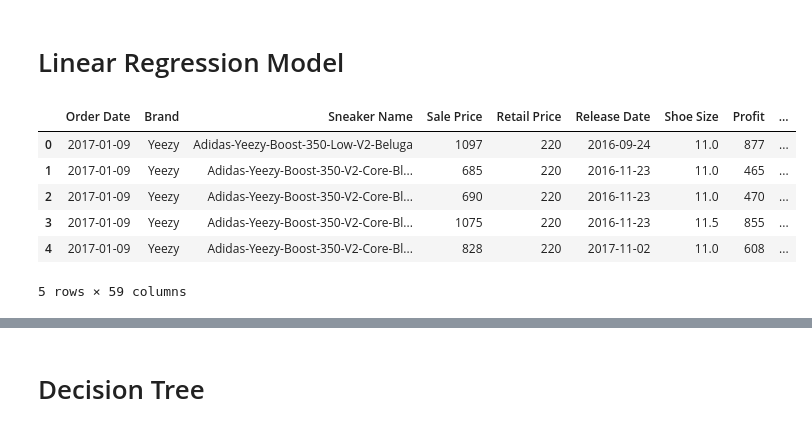
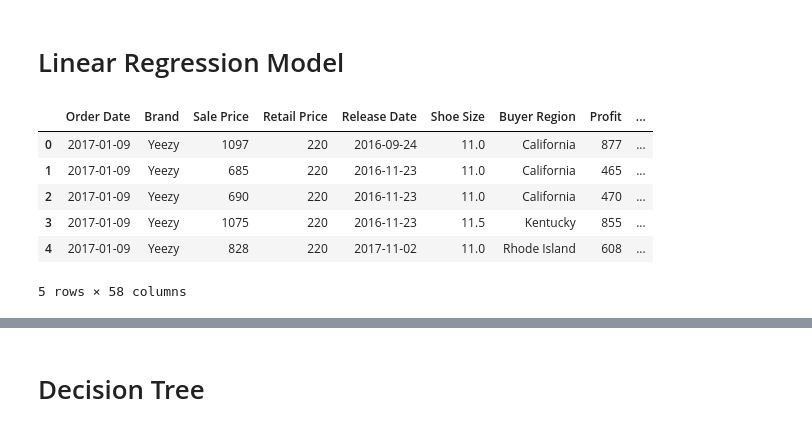
Before and after one commit to ed-biz23/data-sci-project, a Jupyter notebook: Project.ipynb, the cells around one changed output, grey strips where cells are left out. Cells and saved outputs as stored; diff of their text form; code cells hidden in the pictures.

```diff
--- a/Project.ipynb
+++ b/Project.ipynb
@@ -148,13 +148,13 @@ data[may_filter]["Sale Price"].mean()
 # %% [markdown]
 # Linear Regression Model
 # %%
-dummy = pd.get_dummies(data=data, columns=['Buyer Region'], drop_first=True)
+dummy = pd.get_dummies(data=data, columns=['Sneaker Name'], drop_first=True)
 dummy.head()
 # %% [output]
-|  | Order Date | Brand | Sneaker Name | Sale Price | Retail Price | Release Date | Shoe Size | Profit | ... |
-| 0 | 2017-01-09 | Yeezy | Adidas-Yeezy-Boost-350-Low-V2-Beluga | 1097 | 220 | 2016-09-24 | 11.0 | 877 | ... |
-| 1 | 2017-01-09 | Yeezy | Adidas-Yeezy-Boost-350-V2-Core-Bl... | 685 | 220 | 2016-11-23 | 11.0 | 465 | ... |
-| 2 | 2017-01-09 | Yeezy | Adidas-Yeezy-Boost-350-V2-Core-Bl... | 690 | 220 | 2016-11-23 | 11.0 | 470 | ... |
-| 3 | 2017-01-09 | Yeezy | Adidas-Yeezy-Boost-350-V2-Core-Bl... | 1075 | 220 | 2016-11-23 | 11.5 | 855 | ... |
-| 4 | 2017-01-09 | Yeezy | Adidas-Yeezy-Boost-350-V2-Core-Bl... | 828 | 220 | 2017-11-02 | 11.0 | 608 | ... |
+|  | Order Date | Brand | Sale Price | Retail Price | Release Date | Shoe Size | Buyer Region | Profit | ... |
+| 0 | 2017-01-09 | Yeezy | 1097 | 220 | 2016-09-24 | 11.0 | California | 877 | ... |
+| 1 | 2017-01-09 | Yeezy | 685 | 220 | 2016-11-23 | 11.0 | California | 465 | ... |
+| 2 | 2017-01-09 | Yeezy | 690 | 220 | 2016-11-23 | 11.0 | California | 470 | ... |
+| 3 | 2017-01-09 | Yeezy | 1075 | 220 | 2016-11-23 | 11.5 | Kentucky | 855 | ... |
+| 4 | 2017-01-09 | Yeezy | 828 | 220 | 2017-11-02 | 11.0 | Rhode Island | 608 | ... |
-5 rows × 59 columns
+5 rows × 58 columns
```
Also changed, not shown: parts of 18 cells of this notebook, 7 other files.
